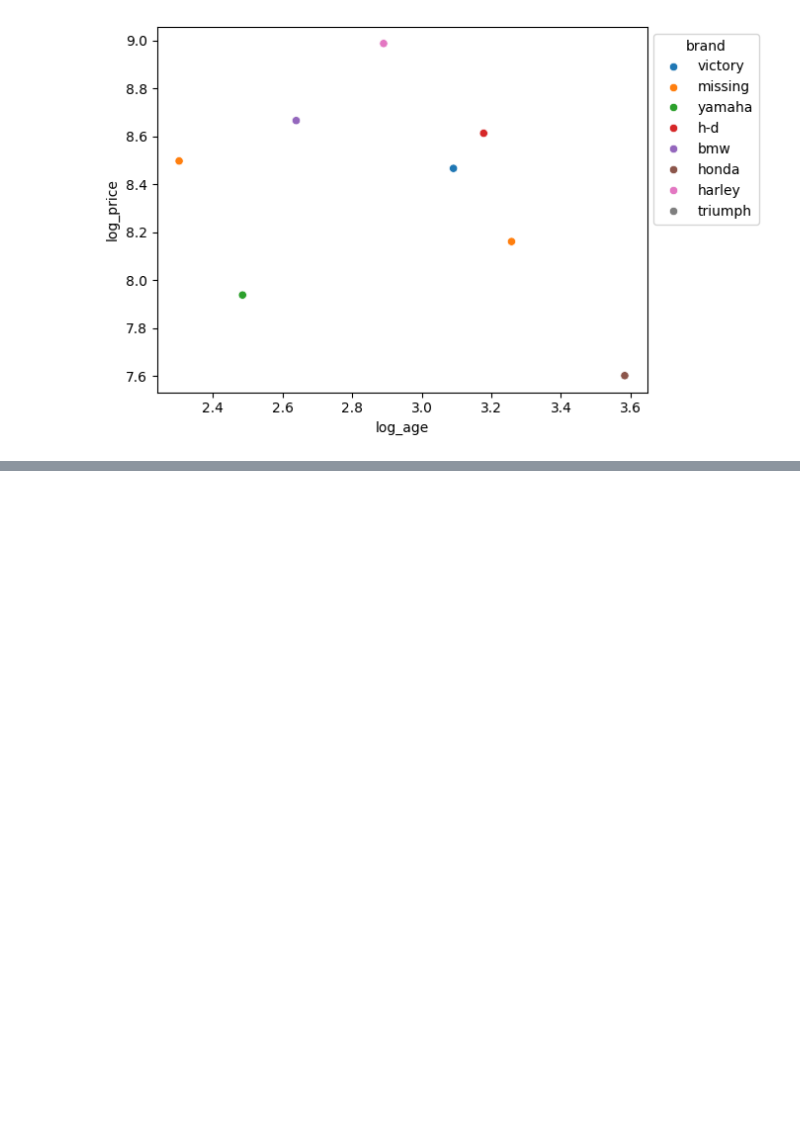
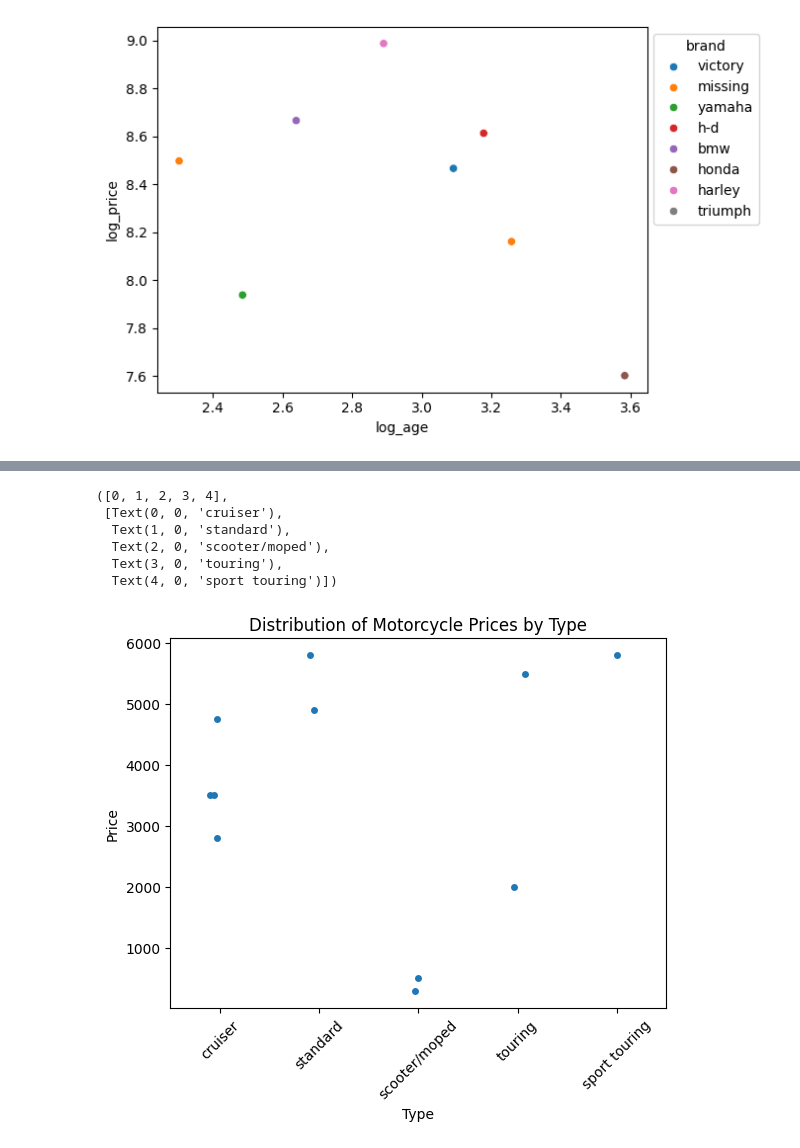
Before and after one commit to emilyzyzhou/lab_scraping, a Jupyter notebook: lab_notebook.ipynb, the cells around one changed output, grey strips where cells are left out. Drawn from its saved outputs; the diff is of its cells as text; code cells hidden in the pictures; blank space fills up the shorter version.

```diff
--- a/lab_notebook.ipynb
+++ b/lab_notebook.ipynb
@@ -413,0 +441,21 @@ log_age    -0.368938  1.000000
+# %%
+motorcycle_df["cleaned_price"] = motorcycle_df["price"].str.replace("$", "")
+motorcycle_df["cleaned_price"] = motorcycle_df["cleaned_price"].str.replace(",", "")
+motorcycle_df["cleaned_price"] = pd.to_numeric(motorcycle_df["cleaned_price"], errors="coerce")
+
+x_var = "cleaned_motorcycle_type"
+y_var = "cleaned_price"
+
+fig = sns.stripplot(data=motorcycle_df, x=x_var, y=y_var, jitter=True)
+fig.set(title="Distribution of Motorcycle Prices by Type",
+xlabel="Type",
+ylabel="Price")
+plt.xticks(rotation=45)
+# %% [output]
+([0, 1, 2, 3, 4],
+ [Text(0, 0, 'cruiser'),
+  Text(1, 0, 'standard'),
+  Text(2, 0, 'scooter/moped'),
+  Text(3, 0, 'touring'),
+  Text(4, 0, 'sport touring')])
+[figure, added]
```
Also changed, not shown: parts of 23 cells of this notebook.
